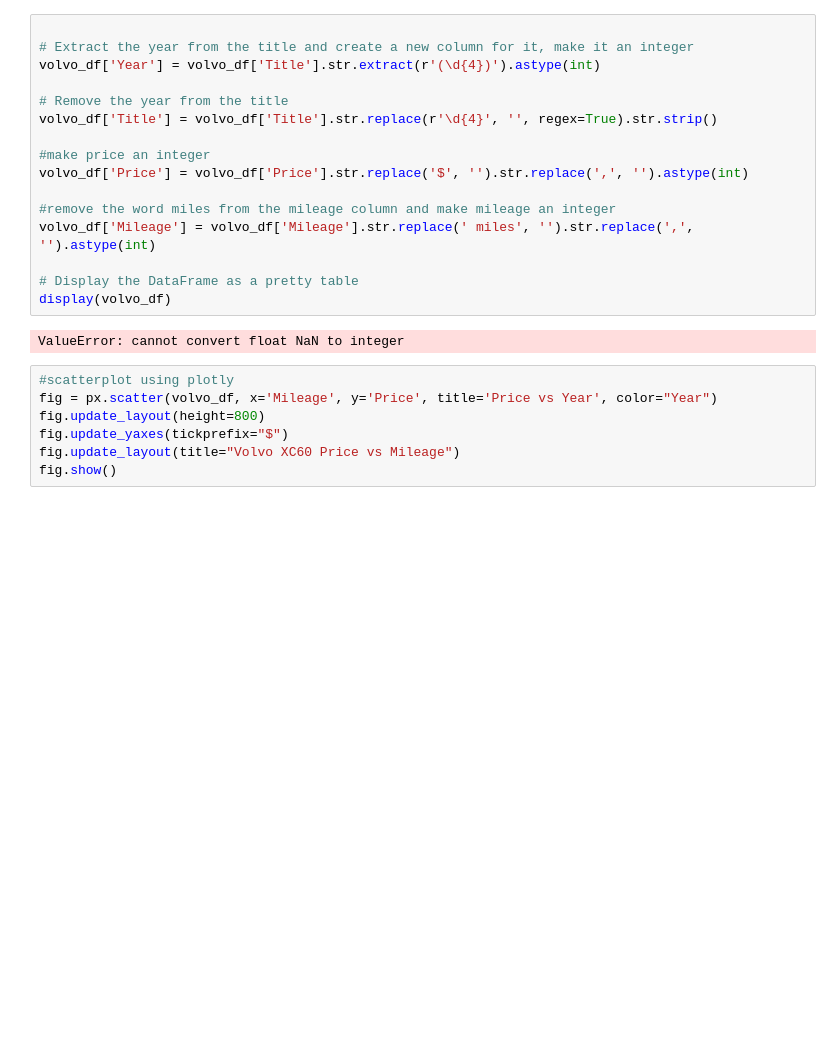
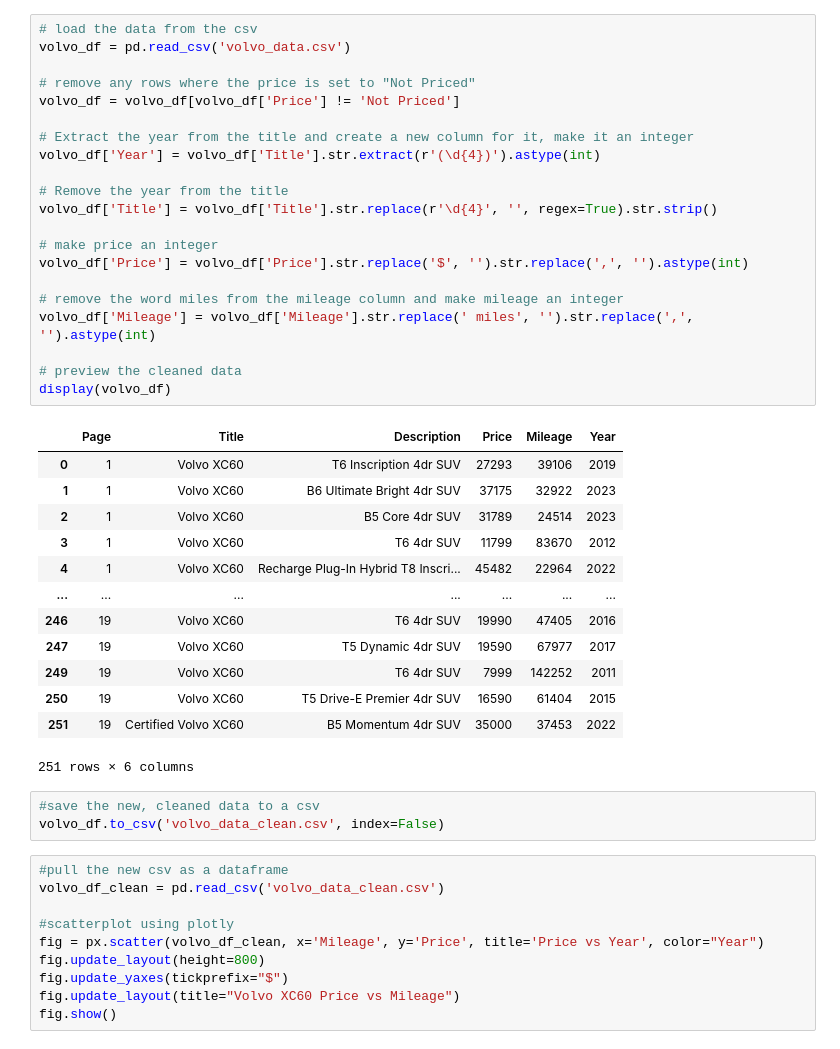
Before and after one commit to BotanicalAmy/Vehicle-Research, a Jupyter notebook: Edmunds_scrape.ipynb, the cells around one changed output. Saved outputs shown, nothing was run; the diff lists cells and outputs as text; blank space fills up the shorter version.

Commit message:
data clean and addition
cleaned volvo data, add regression and added comparison to rav4

```diff
--- a/Edmunds_scrape.ipynb
+++ b/Edmunds_scrape.ipynb
@@ -126,24 +125,47 @@ ReadTimeoutError: HTTPConnectionPool(host='localhost', port=49261): Read timed o
 # %%
+# load the data from the csv
+volvo_df = pd.read_csv('volvo_data.csv')
+
+# remove any rows where the price is set to "Not Priced"
+volvo_df = volvo_df[volvo_df['Price'] != 'Not Priced']
 
 # Extract the year from the title and create a new column for it, make it an integer
 volvo_df['Year'] = volvo_df['Title'].str.extract(r'(\d{4})').astype(int)
 
 # Remove the year from the title
 volvo_df['Title'] = volvo_df['Title'].str.replace(r'\d{4}', '', regex=True).str.strip()
 
-#make price an integer
+# make price an integer
 volvo_df['Price'] = volvo_df['Price'].str.replace('$', '').str.replace(',', '').astype(int)
 
-#remove the word miles from the mileage column and make mileage an integer
+# remove the word miles from the mileage column and make mileage an integer
 volvo_df['Mileage'] = volvo_df['Mileage'].str.replace(' miles', '').str.replace(',', '').astype(int)
 
-# Display the DataFrame as a pretty table
+# preview the cleaned data
 display(volvo_df)
 # %% [output]
+|  | Page | Title | Description | Price | Mileage | Year |
+| 0 | 1 | Volvo XC60 | T6 Inscription 4dr SUV | 27293 | 39106 | 2019 |
+| 1 | 1 | Volvo XC60 | B6 Ultimate Bright 4dr SUV | 37175 | 32922 | 2023 |
+| 2 | 1 | Volvo XC60 | B5 Core 4dr SUV | 31789 | 24514 | 2023 |
+| 3 | 1 | Volvo XC60 | T6 4dr SUV | 11799 | 83670 | 2012 |
+| 4 | 1 | Volvo XC60 | Recharge Plug-In Hybrid T8 Inscri... | 45482 | 22964 | 2022 |
+| ... | ... | ... | ... | ... | ... | ... |
+| 246 | 19 | Volvo XC60 | T6 4dr SUV | 19990 | 47405 | 2016 |
+| 247 | 19 | Volvo XC60 | T5 Dynamic 4dr SUV | 19590 | 67977 | 2017 |
+| 249 | 19 | Volvo XC60 | T6 4dr SUV | 7999 | 142252 | 2011 |
+| 250 | 19 | Volvo XC60 | T5 Drive-E Premier 4dr SUV | 16590 | 61404 | 2015 |
+| 251 | 19 | Certified Volvo XC60 | B5 Momentum 4dr SUV | 35000 | 37453 | 2022 |
-ValueError: cannot convert float NaN to integer
+251 rows × 6 columns
+# %%
+#save the new, cleaned data to a csv
+volvo_df.to_csv('volvo_data_clean.csv', index=False)
 # %%
+#pull the new csv as a dataframe
+volvo_df_clean = pd.read_csv('volvo_data_clean.csv')
+
 #scatterplot using plotly
-fig = px.scatter(volvo_df, x='Mileage', y='Price', title='Price vs Year', color="Year")
+fig = px.scatter(volvo_df_clean, x='Mileage', y='Price', title='Price vs Year', color="Year")
 fig.update_layout(height=800)
 fig.update_yaxes(tickprefix="$")
 fig.update_layout(title="Volvo XC60 Price vs Mileage")
```
Also changed, not shown: parts of 5 cells of this notebook, 8 other files.
